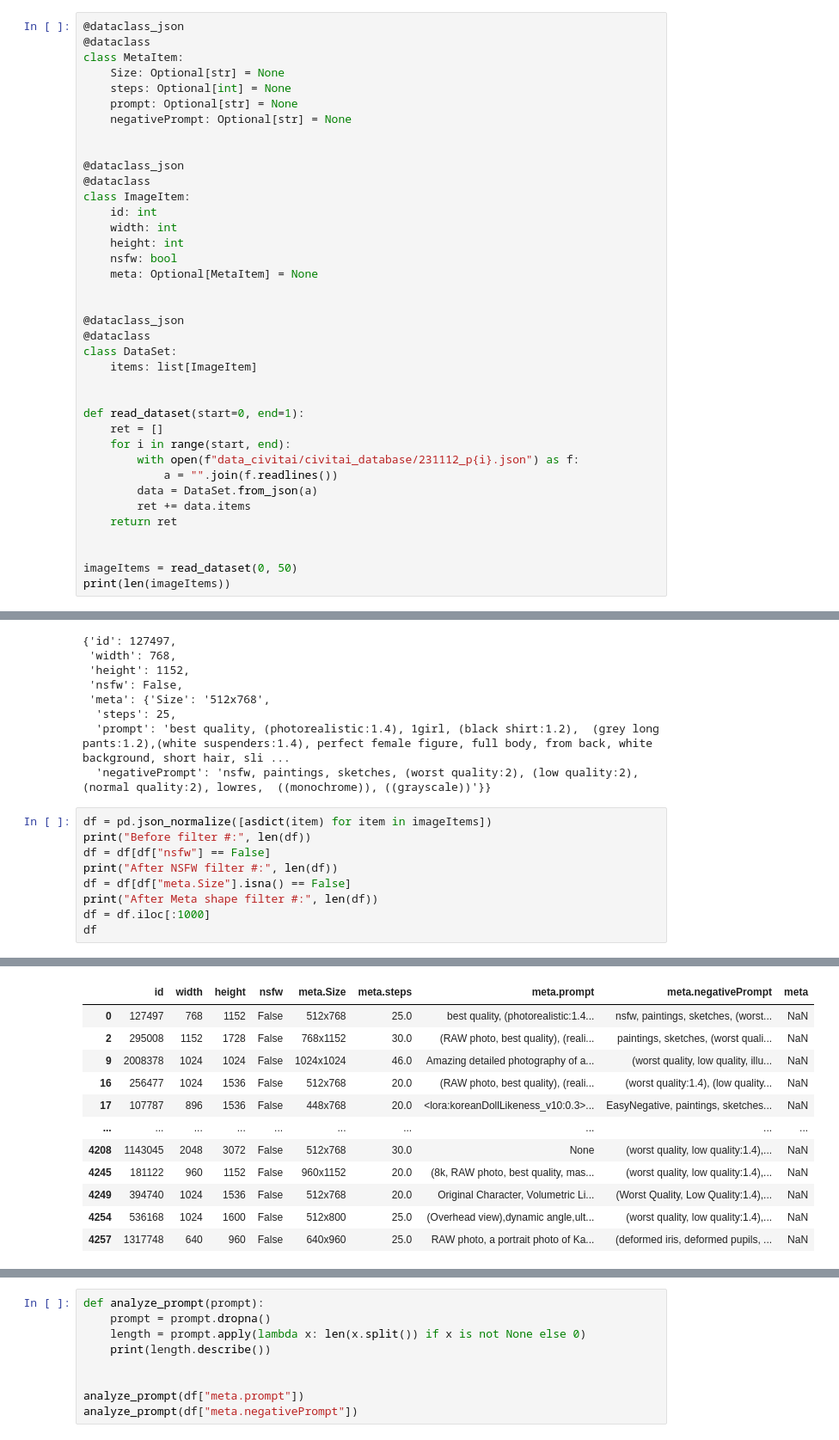
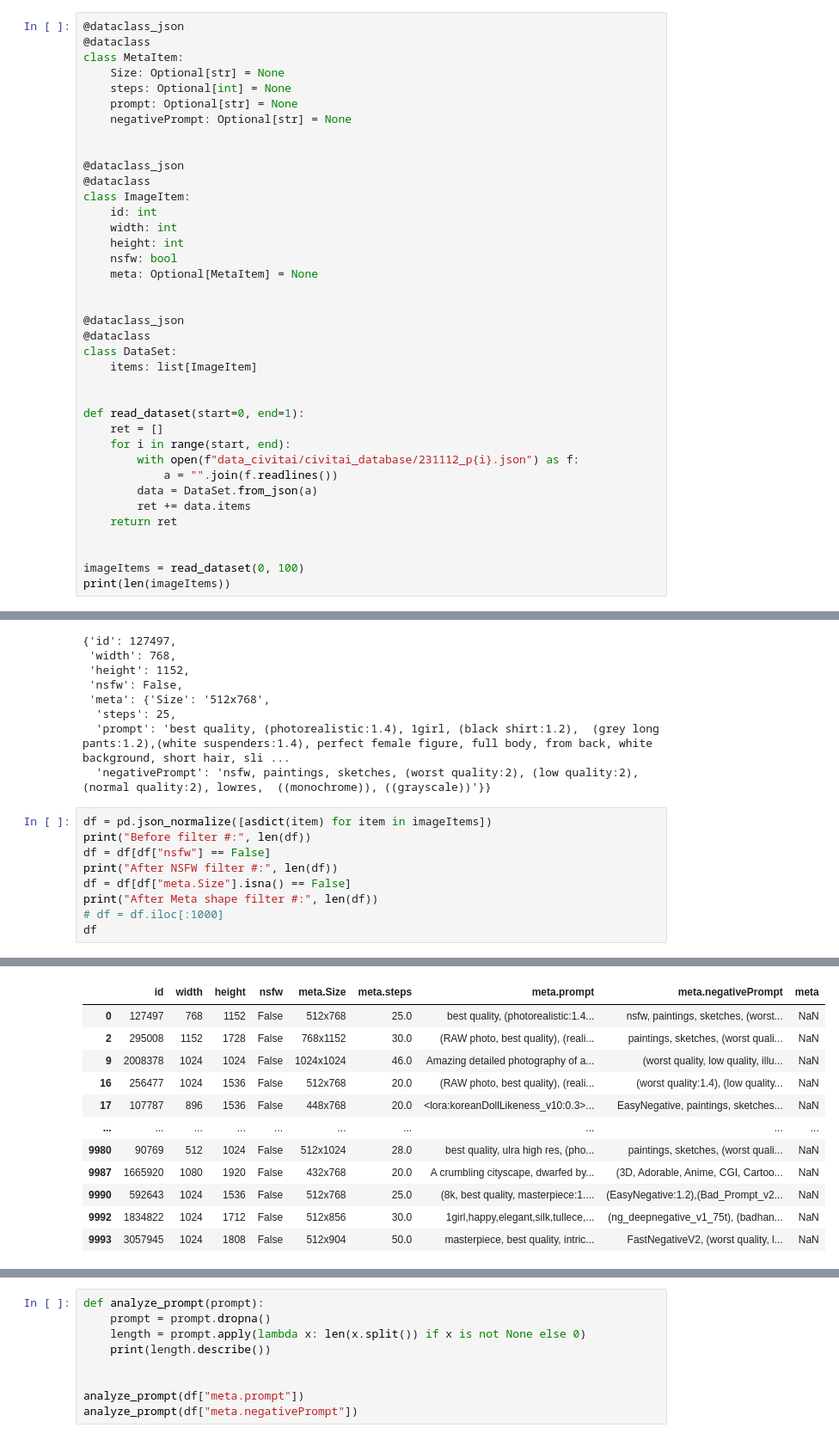
Before and after one commit to thu-pacman/chitu, a Jupyter notebook: exp/dataset/civitai.ipynb, the cells around one changed output, grey strips where cells are left out. Shown at 86% size. Cells and saved outputs as stored; diff of their text form.

```diff
--- a/exp/dataset/civitai.ipynb
+++ b/exp/dataset/civitai.ipynb
@@ -41,6 +41,6 @@ def read_dataset(start=0, end=1):
     return ret
 
 
-imageItems = read_dataset(0, 50)
+imageItems = read_dataset(0, 100)
 print(len(imageItems))
 # %% [output]
@@ -65,6 +65,6 @@ df = df[df["nsfw"] == False]
 print("After NSFW filter #:", len(df))
 df = df[df["meta.Size"].isna() == False]
 print("After Meta shape filter #:", len(df))
-df = df.iloc[:1000]
+# df = df.iloc[:1000]
 df
 # %% [output]
@@ -74,12 +74,12 @@ After Meta shape filter #: 1173
 |  | id | width | height | nsfw | meta.Size | meta.steps | meta.prompt | meta.negativePrompt | meta |
 | 0 | 127497 | 768 | 1152 | False | 512x768 | 25.0 | best quality, (photorealistic:1.4... | nsfw, paintings, sketches, (worst... | NaN |
 | 2 | 295008 | 1152 | 1728 | False | 768x1152 | 30.0 | (RAW photo, best quality), (reali... | paintings, sketches, (worst quali... | NaN |
 | 9 | 2008378 | 1024 | 1024 | False | 1024x1024 | 46.0 | Amazing detailed photography of a... | (worst quality, low quality, illu... | NaN |
 | 16 | 256477 | 1024 | 1536 | False | 512x768 | 20.0 | (RAW photo, best quality), (reali... | (worst quality:1.4), (low quality... | NaN |
 | 17 | 107787 | 896 | 1536 | False | 448x768 | 20.0 | <lora:koreanDollLikeness_v10:0.3>... | EasyNegative, paintings, sketches... | NaN |
 | ... | ... | ... | ... | ... | ... | ... | ... | ... | ... |
-| 4208 | 1143045 | 2048 | 3072 | False | 512x768 | 30.0 | None | (worst quality, low quality:1.4),... | NaN |
-| 4245 | 181122 | 960 | 1152 | False | 960x1152 | 20.0 | (8k, RAW photo, best quality, mas... | (worst quality, low quality:1.4),... | NaN |
-| 4249 | 394740 | 1024 | 1536 | False | 512x768 | 20.0 | Original Character, Volumetric Li... | (Worst Quality, Low Quality:1.4),... | NaN |
-| 4254 | 536168 | 1024 | 1600 | False | 512x800 | 25.0 | (Overhead view),dynamic angle,ult... | (worst quality, low quality:1.4),... | NaN |
-| 4257 | 1317748 | 640 | 960 | False | 640x960 | 25.0 | RAW photo, a portrait photo of Ka... | (deformed iris, deformed pupils, ... | NaN |
+| 9980 | 90769 | 512 | 1024 | False | 512x1024 | 28.0 | best quality, ulra high res, (pho... | paintings, sketches, (worst quali... | NaN |
+| 9987 | 1665920 | 1080 | 1920 | False | 432x768 | 20.0 | A crumbling cityscape, dwarfed by... | (3D, Adorable, Anime, CGI, Cartoo... | NaN |
+| 9990 | 592643 | 1024 | 1536 | False | 512x768 | 25.0 | (8k, best quality, masterpiece:1.... | (EasyNegative:1.2),(Bad_Prompt_v2... | NaN |
+| 9992 | 1834822 | 1024 | 1712 | False | 512x856 | 30.0 | 1girl,happy,elegant,silk,tullece,... | (ng_deepnegative_v1_75t), (badhan... | NaN |
+| 9993 | 3057945 | 1024 | 1808 | False | 512x904 | 50.0 | masterpiece, best quality, intric... | FastNegativeV2, (worst quality, l... | NaN |
```
Also changed, not shown: parts of 6 cells of this notebook.
